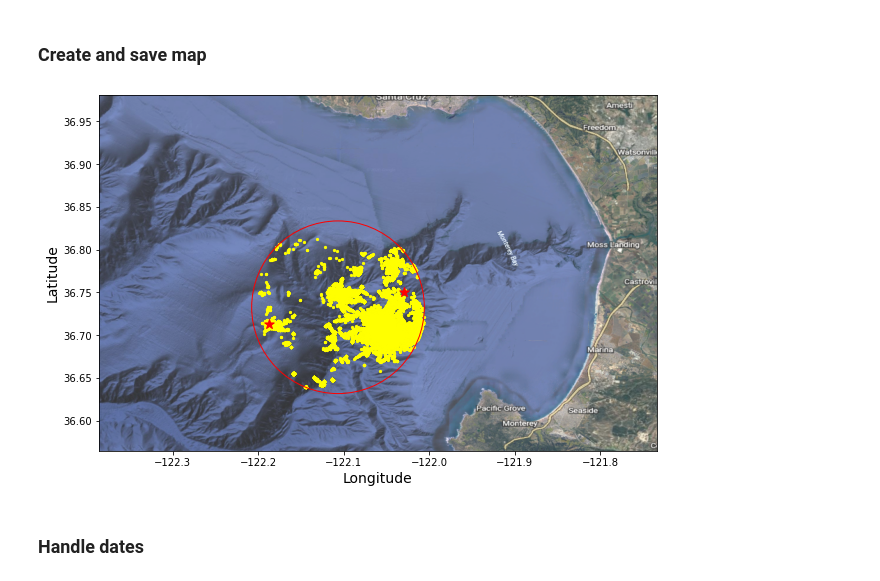
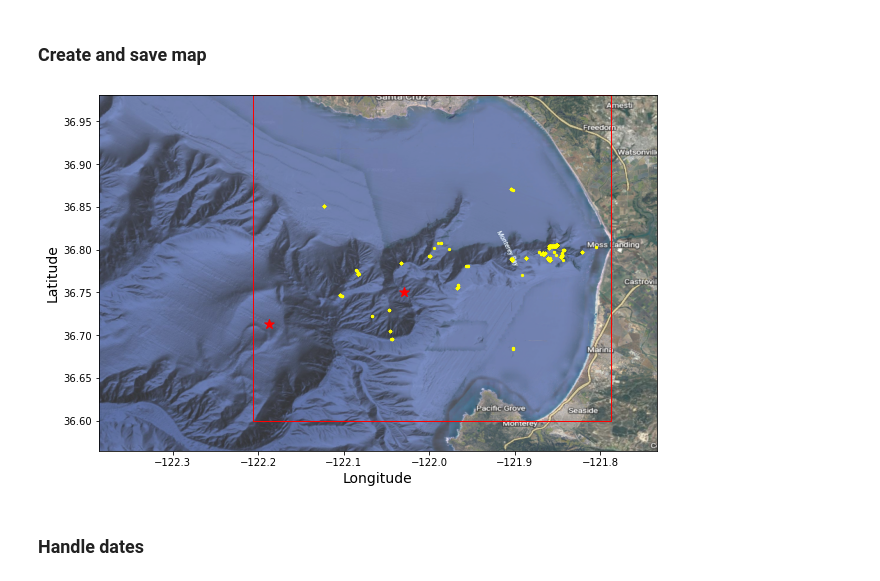
Before and after one commit to CeNCOOS/VARS, a Jupyter notebook: eDNA_VARS_annotations_by_depth.ipynb, the cells around one changed output. Cells and saved outputs as stored; diff of their text form; code cells hidden in the pictures.

Commit message:
Added ability to filter database results for all of Monterey Bay (inshore of MARS)

```diff
--- a/eDNA_VARS_annotations_by_depth.ipynb
+++ b/eDNA_VARS_annotations_by_depth.ipynb
@@ -67,11 +67,13 @@ sql = """
                video_sequence_name,
                chief_scientist
         FROM annotations a
-        WHERE concept LIKE 'Aegina%'
+        WHERE concept LIKE 'Nanomia%'
 """
 
 #         WHERE concept LIKE 'Nanomia%'
 
+#         WHERE concept LIKE 'Aegina%'
+
 #         WHERE concept LIKE 'Engraulis%'
 #             OR concept LIKE 'Engraulidae'
 # %%
@@ -120,14 +122,19 @@ data.head()
 # %%
 ## Filter
 
-data['distance'] = (data['longitude'] + 122.1067)**2 + (data['latitude'] - 36.7325)**2
-data = data[data['distance'] <= 0.100899**2]
+# # Circle of radius = 9 km encompassing MARS and M1
+# data['distance'] = (data['longitude'] + 122.1067)**2 + (data['latitude'] - 36.7325)**2
+# data = data[data['distance'] <= 0.100899**2]
+
+# Rectangle inshore of M1
+data = data[(data['longitude'] > -122.2064) & (data['longitude'] < -121.7878)]
+data = data[(data['latitude'] > 36.5994) & (data['latitude'] < 36.9811)]
 # %% [markdown]
 ### Set prefixes for output plots and data sets
 # %%
 ## Set prefixes
 
-species_queried = 'Aegina'
+species_queried = 'Engraulis_MontereyBay'
 
 first_year = min(data['index_recorded_timestamp']).split('-')[0]
 last_year = max(data['index_recorded_timestamp']).split('-')[0]
@@ -138,29 +145,34 @@ prefix = 'VARS_' + species_queried + '_' + first_year + '-' + last_year + '_'
 # %%
 ## Plot lat, lons
 
 import matplotlib.pyplot as plt
 import matplotlib.image as mpimg
 import matplotlib.patches as patches
 
 mars_img=mpimg.imread('Monterey Bay.png')
 ax = data.plot(kind="scatter", x="longitude", y="latitude", figsize=(10, 8), color='yellow', marker='.')
 
 plt.scatter([-122.1869, -122.03], [36.7125, 36.75], color='red', marker='*', s=100)
 
-rect = patches.Circle((-122.1067, 36.7325), radius=0.100899, linewidth=1, edgecolor='r', facecolor='none')
+# # Add circle
+# rect = patches.Circle((-122.1067, 36.7325), radius=0.100899, linewidth=1, edgecolor='r', facecolor='none')
+# ax.add_patch(rect)
+
+# Add rectangle
+rect = patches.Rectangle((-122.2064, 36.5994), 0.4186, 0.3817, linewidth=1, edgecolor='r', facecolor='none')
 ax.add_patch(rect)
 
 plt.imshow(mars_img, extent=[-122.386111, -121.7338889, 36.56472, 36.981111], alpha=0.8)
 plt.ylabel("Latitude", fontsize=14)
 plt.xlabel("Longitude", fontsize=14)
 
 # Save
 filename = prefix + 'map.png'
 plt.savefig(filename)
 
 plt.show()
 # %% [output]
-[figure, old version]
+[figure, new version]
 # %% [markdown]
 ### Handle dates
 # %%
```
Also changed, not shown: parts of 4 cells of this notebook.
